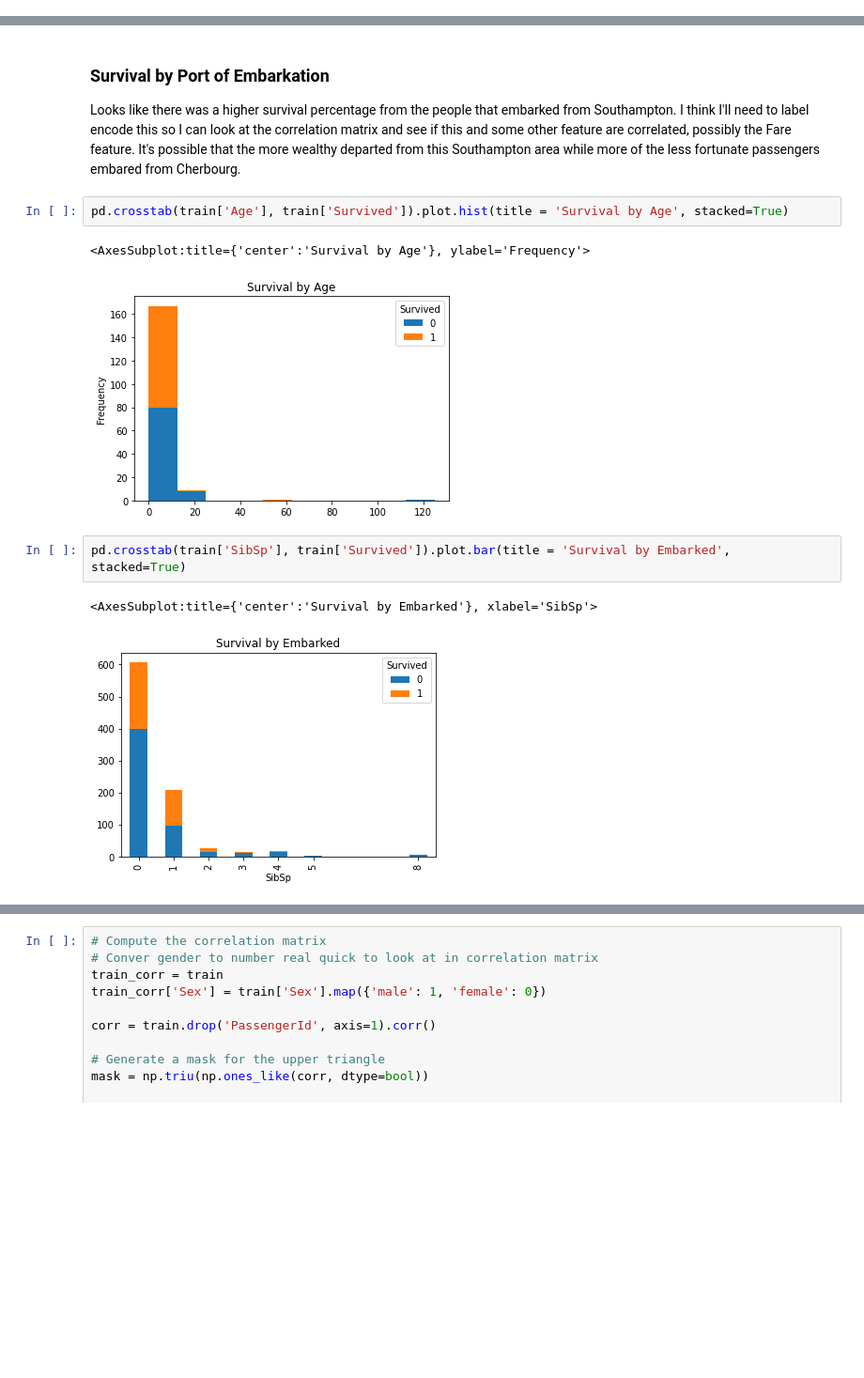
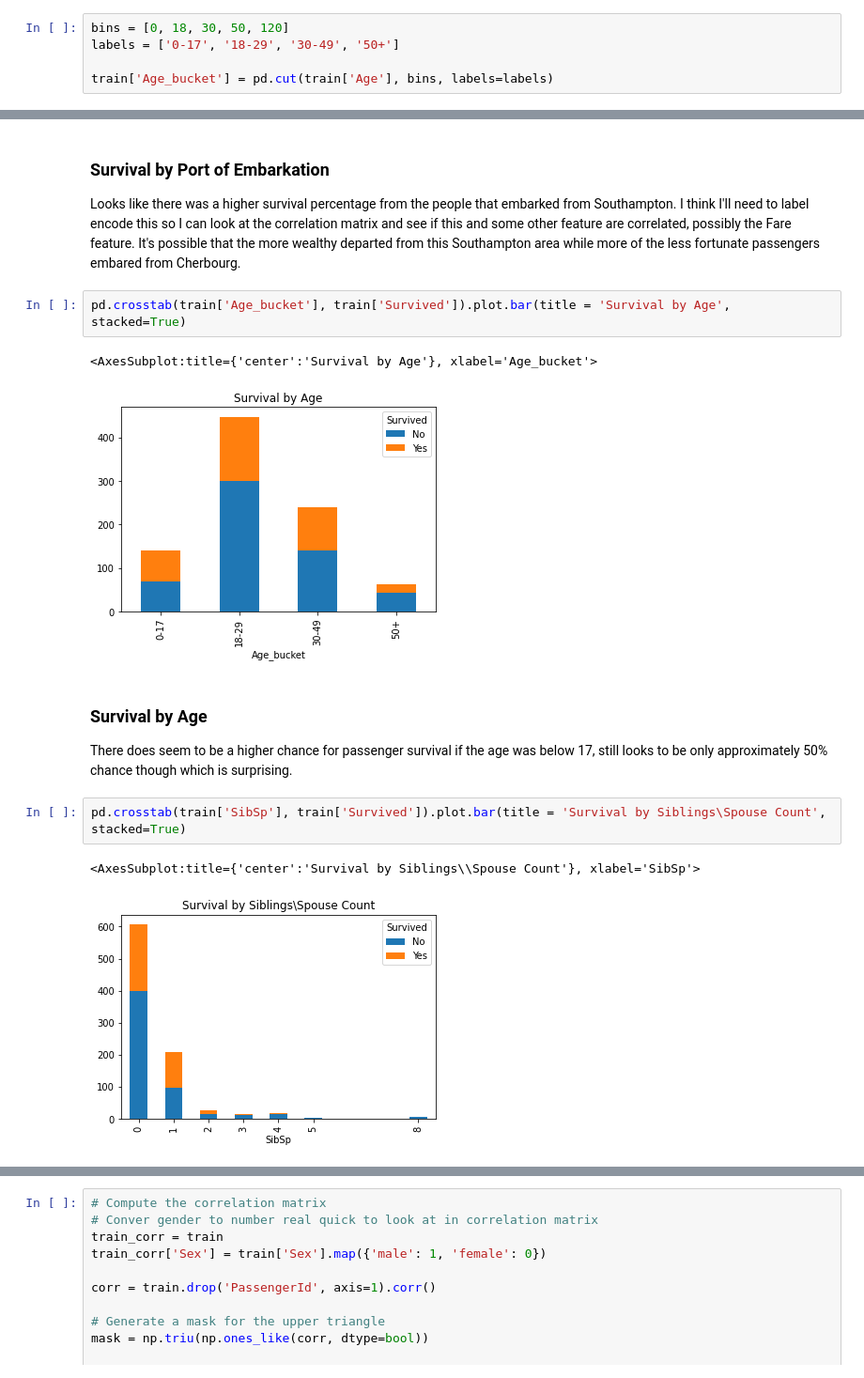
Before and after one commit to Codeman27Org/Kaggle_TitanicML, a Jupyter notebook: Titanic.ipynb, the cells around one changed output, grey strips where cells are left out. Shown: that part at 94% size. Cells and saved outputs as stored; diff of their text form; blank space fills up the shorter version.

```diff
--- a/Titanic.ipynb
+++ b/Titanic.ipynb
@@ -92,3 +105,8 @@ Data columns (total 11 columns):
  10  Embarked     889 non-null    object
 dtypes: float64(2), int64(5), object(4)
 memory usage: 69.5+ KB
+# %%
+bins = [0, 18, 30, 50, 120]
+labels = ['0-17', '18-29', '30-49', '50+']
+
+train['Age_bucket'] = pd.cut(train['Age'], bins, labels=labels)
@@ -135,13 +155,16 @@ Queenstown: 0.6103896103896104
 
 Looks like there was a higher survival percentage from the people that embarked from Southampton. I think I'll need to label encode this so I can look at the correlation matrix and see if this and some other feature are correlated, possibly the Fare feature. It's possible that the more wealthy departed from this Southampton area while more of the less fortunate passengers embared from Cherbourg.
 # %%
-pd.crosstab(train['Age'], train['Survived']).plot.hist(title = 'Survival by Age', stacked=True)
+pd.crosstab(train['Age_bucket'], train['Survived']).plot.bar(title = 'Survival by Age', stacked=True)
 # %% [output]
-<AxesSubplot:title={'center':'Survival by Age'}, ylabel='Frequency'>
+<AxesSubplot:title={'center':'Survival by Age'}, xlabel='Age_bucket'>
-[figure, old version]
+[figure, new version]
+# %% [markdown]
+### Survival by Age
+There does seem to be a higher chance for passenger survival if the age was below 17, still looks to be only approximately 50% chance though which is surprising.
 # %%
-pd.crosstab(train['SibSp'], train['Survived']).plot.bar(title = 'Survival by Embarked', stacked=True)
+pd.crosstab(train['SibSp'], train['Survived']).plot.bar(title = 'Survival by Siblings\Spouse Count', stacked=True)
 # %% [output]
-<AxesSubplot:title={'center':'Survival by Embarked'}, xlabel='SibSp'>
+<AxesSubplot:title={'center':'Survival by Siblings\\Spouse Count'}, xlabel='SibSp'>
-[figure, old version]
+[figure, new version]
 # %%
```
Also changed, not shown: parts of 7 cells of this notebook.
